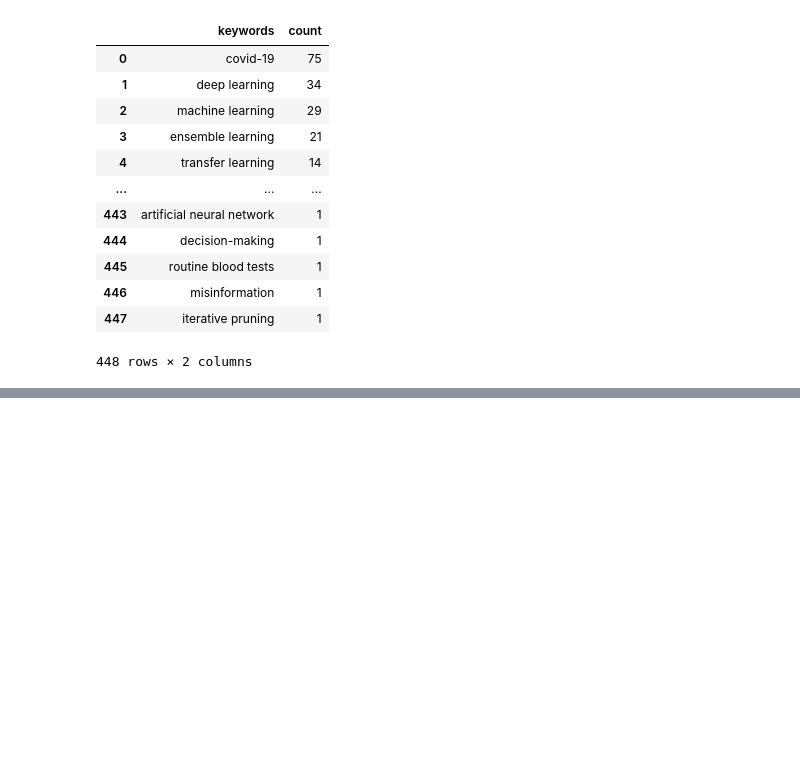
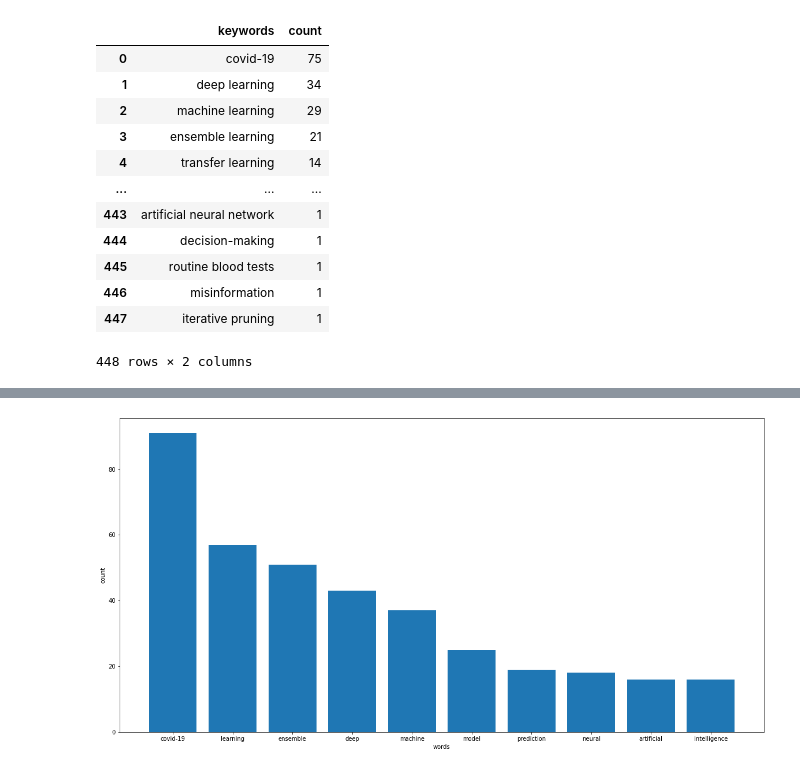
Before and after one commit to Alifarid0011/Tamrin5, a Jupyter notebook: tamrin5.ipynb, the cells around one changed output, grey strips where cells are left out. Drawn from its saved outputs; the diff is of its cells as text; code cells hidden in the pictures; blank space fills up the shorter version.

```diff
--- a/tamrin5.ipynb
+++ b/tamrin5.ipynb
@@ -63,0 +150,13 @@ keywordsDataFrame
+# %%
+words_of_keywordsDataFrame = pd.DataFrame(words_in_keywords().items(), columns=['words', 'count'])
+x=words_of_keywordsDataFrame["words"].head(10)
+y=words_of_keywordsDataFrame["count"].head(10)
+f = plt.figure()
+f.set_figwidth(20)
+f.set_figheight(10)
+plt.bar(x, y)
+plt.xlabel('words')
+plt.ylabel('count')
+plt.show()
+# %% [output]
+[figure, added]
```
Also changed, not shown: parts of 9 cells of this notebook.
